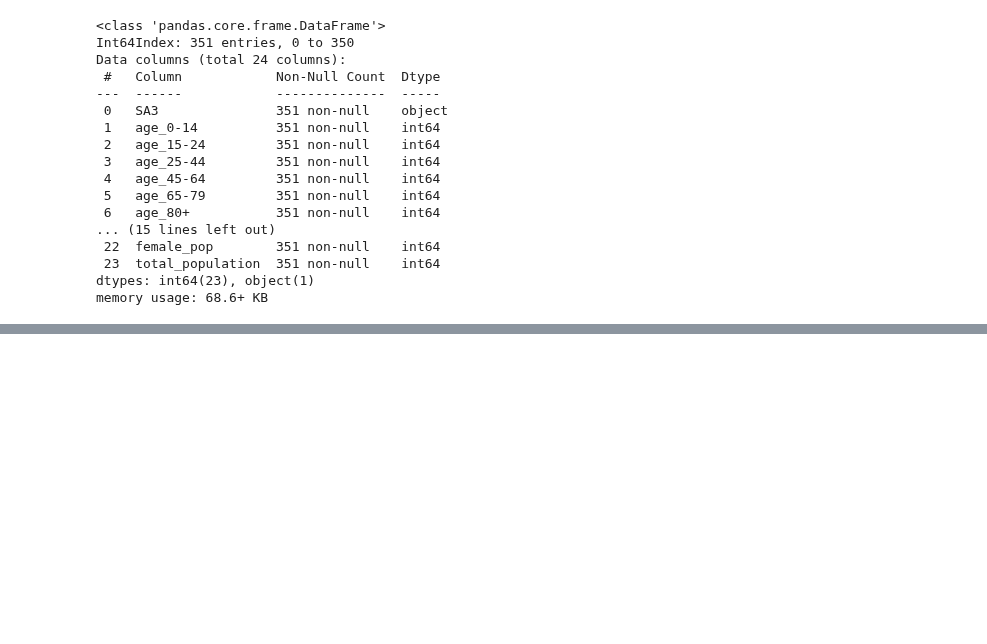
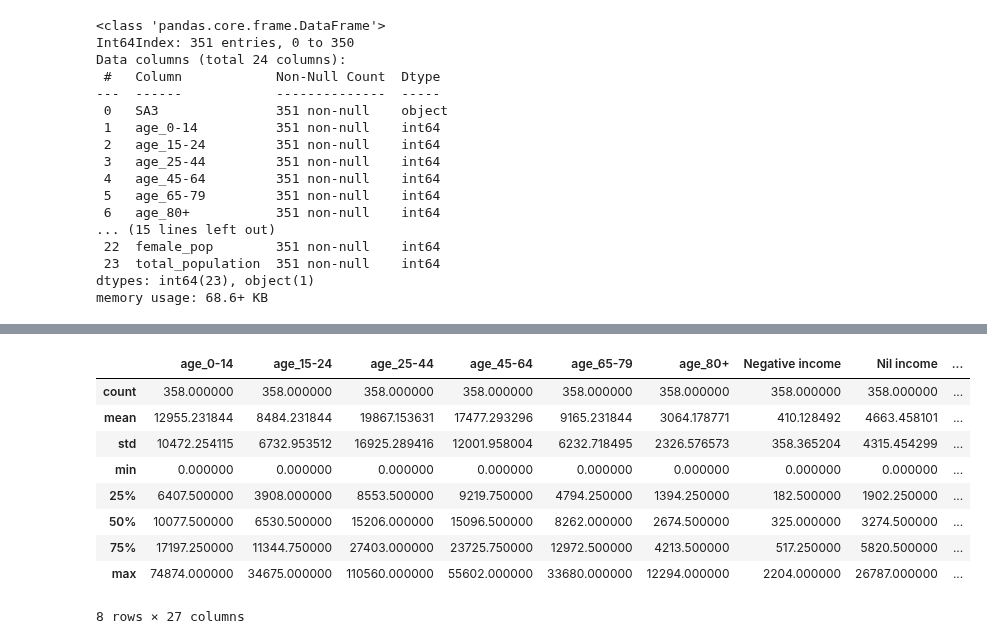
Before and after one commit to jiniep/mbs_analysis, a Jupyter notebook: scripts/3.census_clean_transform_datasets.ipynb, the cells around one changed output, grey strips where cells are left out. Cells and saved outputs as stored; diff of their text form; code cells hidden in the pictures; blank space fills up the shorter version.

```diff
--- a/scripts/3.census_clean_transform_datasets.ipynb
+++ b/scripts/3.census_clean_transform_datasets.ipynb
@@ -304,0 +769,3 @@ df_census_combined_2011.describe().to_clipboard()
+# %%
+df_census_personal_income_2021.drop(["Total"], inplace=True, axis=1)
+df_census_personal_income_2021.columns
@@ -304,0 +785,9 @@ df_census_combined_2011.describe().to_clipboard()
+# %%
+# import 2021 population by gender dataset
+
+df_census_gender_2021 = pd.read_csv(
+    os.path.join(path, "original_datasets/census_data/2021/2021_population_sex.csv"),
+    index_col=False,
+    encoding="ISO-8859-1",
+)
+df_census_gender_2021.head()
@@ -304,0 +815,3 @@ df_census_combined_2011.describe().to_clipboard()
+# %%
+df_census_gender_2021["SA3"] = df_census_gender_2021["SA3"].astype("str")
+df_census_gender_2021["SA3"].info()
@@ -304,0 +858,8 @@ df_census_combined_2011.describe().to_clipboard()
+# %%
+df_census_age_income_2021 = df_census_age_2021.merge(
+    df_census_personal_income_2021, how="inner", on="SA3"
+)
+df_census_combined_2021 = df_census_age_income_2021.merge(
+    df_census_gender_2021, how="inner", on="SA3"
+)
+df_census_combined_2021.shape
@@ -304,0 +888,13 @@ df_census_combined_2011.describe().to_clipboard()
+# %%
+df_census_combined_2021.describe()
+# %% [output]
+|  | age_0-14 | age_15-24 | age_25-44 | age_45-64 | age_65-79 | age_80+ | Negative income | Nil income | ... |
+| count | 358.000000 | 358.000000 | 358.000000 | 358.000000 | 358.000000 | 358.000000 | 358.000000 | 358.000000 | ... |
+| mean | 12955.231844 | 8484.231844 | 19867.153631 | 17477.293296 | 9165.231844 | 3064.178771 | 410.128492 | 4663.458101 | ... |
+| std | 10472.254115 | 6732.953512 | 16925.289416 | 12001.958004 | 6232.718495 | 2326.576573 | 358.365204 | 4315.454299 | ... |
+| min | 0.000000 | 0.000000 | 0.000000 | 0.000000 | 0.000000 | 0.000000 | 0.000000 | 0.000000 | ... |
+| 25% | 6407.500000 | 3908.000000 | 8553.500000 | 9219.750000 | 4794.250000 | 1394.250000 | 182.500000 | 1902.250000 | ... |
+| 50% | 10077.500000 | 6530.500000 | 15206.000000 | 15096.500000 | 8262.000000 | 2674.500000 | 325.000000 | 3274.500000 | ... |
+| 75% | 17197.250000 | 11344.750000 | 27403.000000 | 23725.750000 | 12972.500000 | 4213.500000 | 517.250000 | 5820.500000 | ... |
+| max | 74874.000000 | 34675.000000 | 110560.000000 | 55602.000000 | 33680.000000 | 12294.000000 | 2204.000000 | 26787.000000 | ... |
+8 rows × 27 columns
```
Also changed, not shown: parts of 54 cells of this notebook, 1 other file.
